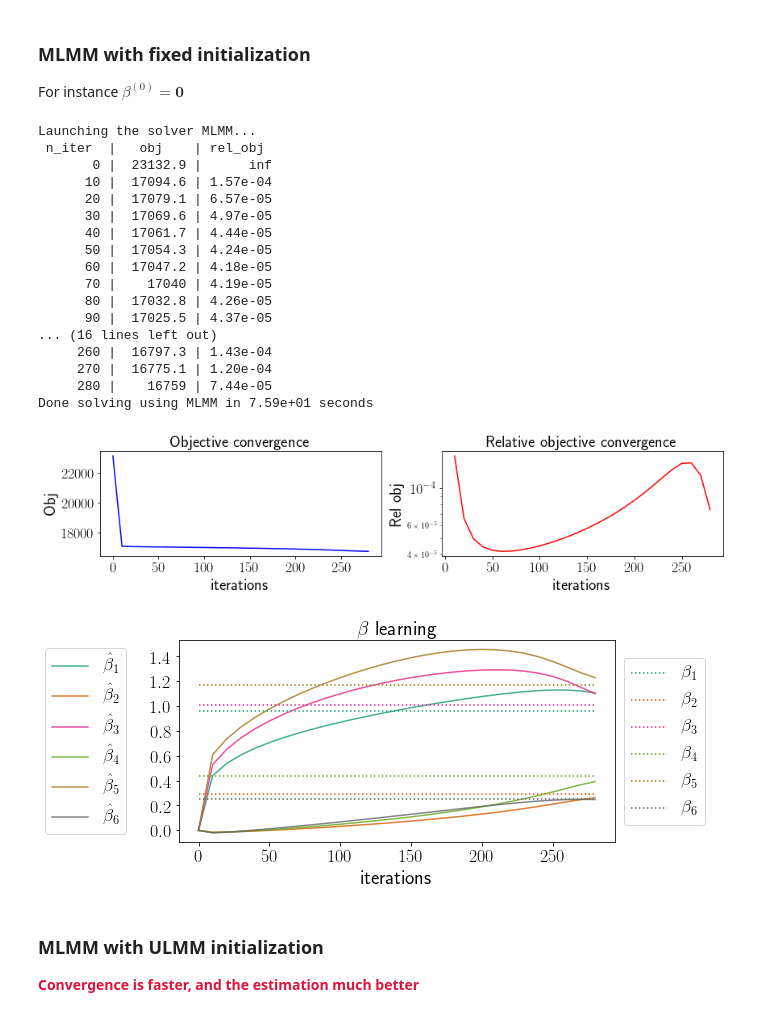
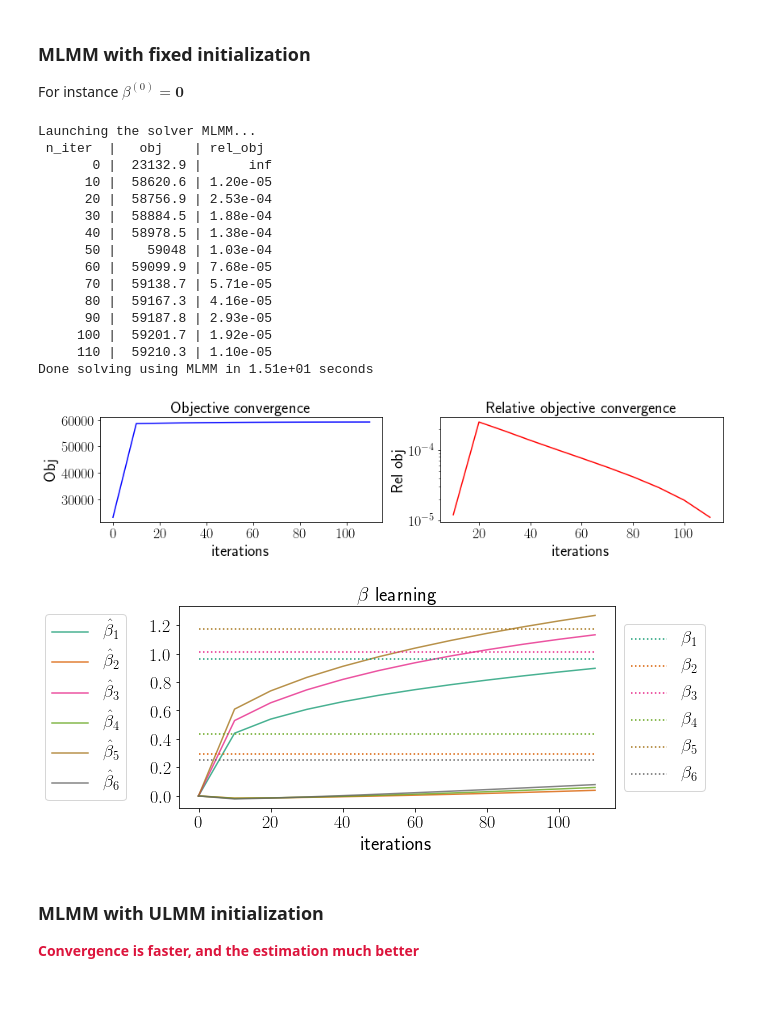
Before and after one commit to Califrais/flash, a Jupyter notebook: Lights tutorial.ipynb, the cells around one changed output. Cells and saved outputs as stored; diff of their text form; code cells hidden in the pictures.

Commit message:
fix Sigma_i problem in mlmm, update tests and notebook

```diff
--- a/Lights tutorial.ipynb
+++ b/Lights tutorial.ipynb
@@ -270,39 +270,36 @@ Done simulating using SimuJointLongitudinalSurvival in 2.79e+00 seconds.
 For instance $\beta^{(0)}=\textbf{0}$
 # %%
 fixed_effect_time_order = 1
-tol = 4e-5
 mlmm = MLMM(fixed_effect_time_order=fixed_effect_time_order,
-            print_every=10, tol=tol, initialize=False, max_iter=300)
+            initialize=False, max_iter=200)
 # Get design features matrices
 extracted_features = extract_features(Y_, fixed_effect_time_order)
 # Train the initializer
 mlmm.fit(extracted_features)
 
 # Visualize learning
 to = len(true_beta)+1
 leg1 = [r"$\hat \beta_%s$" % j for j in range(1, to)]
 leg2 = [r"$\beta_%s$" % j for j in range(1, to)]
 visualize_vect_learning(mlmm, "fixed_effect_coeffs", r"$\beta$", true_beta, leg1, leg2)
 # %% [output]
 Launching the solver MLMM...
  n_iter  |   obj    | rel_obj
        0 |  23132.9 |      inf
-      10 |  17094.6 | 1.57e-04
-      20 |  17079.1 | 6.57e-05
-      30 |  17069.6 | 4.97e-05
-      40 |  17061.7 | 4.44e-05
-      50 |  17054.3 | 4.24e-05
-      60 |  17047.2 | 4.18e-05
-      70 |    17040 | 4.19e-05
-      80 |  17032.8 | 4.26e-05
-      90 |  17025.5 | 4.37e-05
-... (16 lines left out)
-     260 |  16797.3 | 1.43e-04
-     270 |  16775.1 | 1.20e-04
-     280 |    16759 | 7.44e-05
-Done solving using MLMM in 7.59e+01 seconds
+      10 |  58620.6 | 1.20e-05
+      20 |  58756.9 | 2.53e-04
+      30 |  58884.5 | 1.88e-04
+      40 |  58978.5 | 1.38e-04
+      50 |    59048 | 1.03e-04
+      60 |  59099.9 | 7.68e-05
+      70 |  59138.7 | 5.71e-05
+      80 |  59167.3 | 4.16e-05
+      90 |  59187.8 | 2.93e-05
+     100 |  59201.7 | 1.92e-05
+     110 |  59210.3 | 1.10e-05
+Done solving using MLMM in 1.51e+01 seconds
-[figure, old version]
+[figure, new version]
-[figure, old version]
+[figure, new version]
 # %% [markdown]
 ### MLMM with ULMM initialization
 
```
Also changed, not shown: parts of 3 cells of this notebook, 2 other files.
